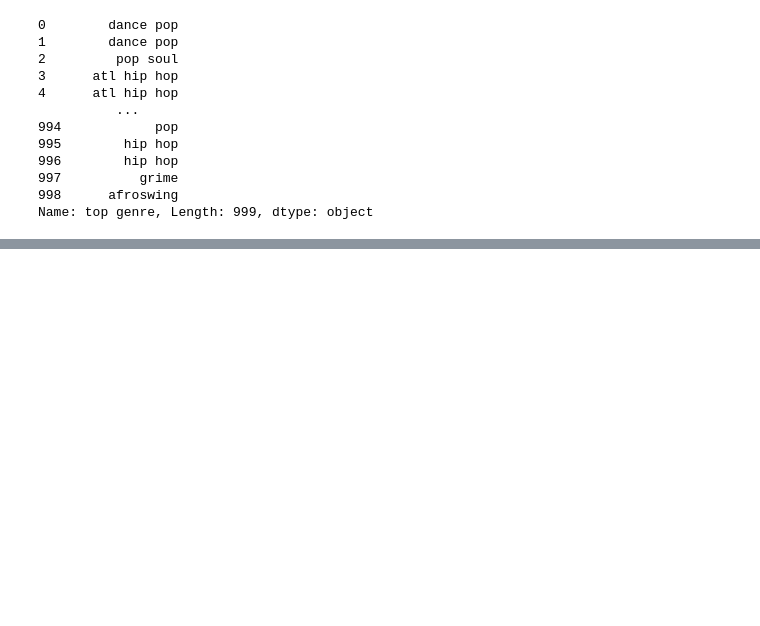
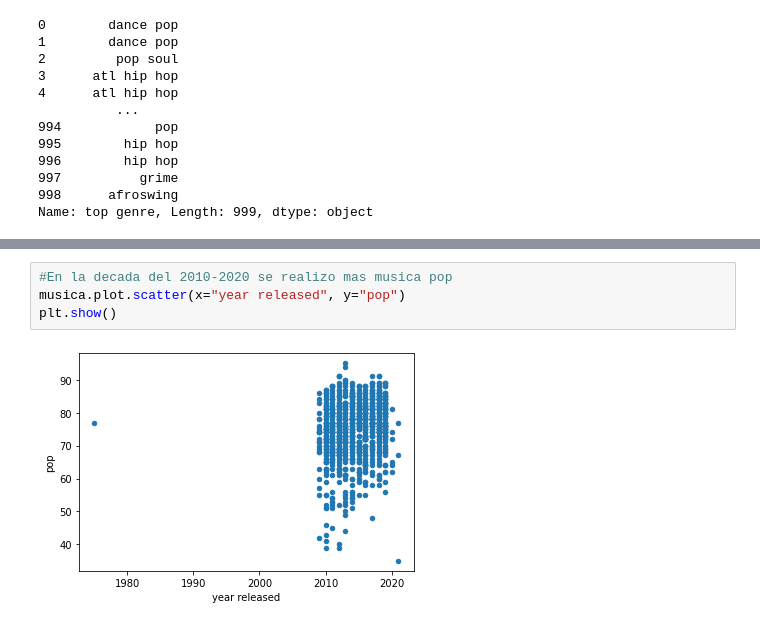
Before and after one commit to esparraguito/TemasEspeciales, a Jupyter notebook: ProyectoFinal.ipynb, the cells around one changed output, grey strips where cells are left out. Cells and saved outputs as stored; diff of their text form; blank space fills up the shorter version.

```diff
--- a/ProyectoFinal.ipynb
+++ b/ProyectoFinal.ipynb
@@ -284,0 +329,6 @@ px.scatter(musica, x='year released',y='top year', color=musica['artist'])
+# %%
+#En la decada del 2010-2020 se realizo mas musica pop
+musica.plot.scatter(x="year released", y="pop")
+plt.show()
+# %% [output]
+[figure, added]
```
Also changed, not shown: parts of 13 cells of this notebook.
